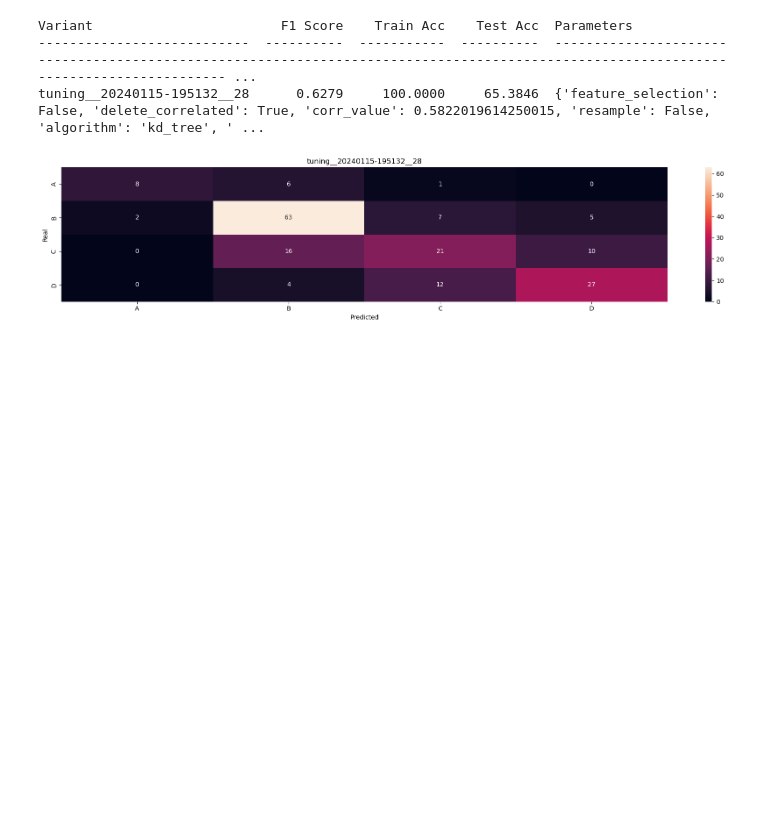
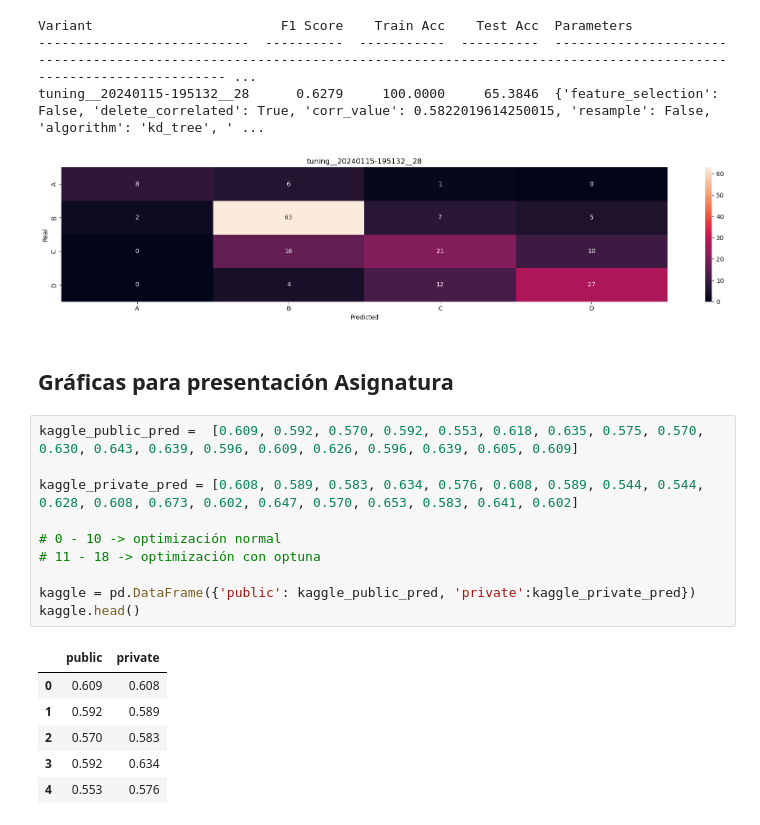
Before and after one commit to DomingoLopez/ClubFansIris, a Jupyter notebook: KNN/knn.ipynb, the cells around one changed output. Cells and saved outputs as stored; diff of their text form; blank space fills up the shorter version.

```diff
--- a/KNN/knn.ipynb
+++ b/KNN/knn.ipynb
@@ -1539,3 +1539,22 @@ Variant                        F1 Score    Train Acc    Test Acc  Parameters
 ---------------------------  ----------  -----------  ----------  -------------------------------------------------------------------------------------------------------------------------------------- ...
 tuning__20240115-195132__28      0.6279     100.0000     65.3846  {'feature_selection': False, 'delete_correlated': True, 'corr_value': 0.5822019614250015, 'resample': False, 'algorithm': 'kd_tree', ' ...
 [figure]
+# %% [markdown]
+## Gráficas para presentación Asignatura
+# %%
+kaggle_public_pred =  [0.609, 0.592, 0.570, 0.592, 0.553, 0.618, 0.635, 0.575, 0.570, 0.630, 0.643, 0.639, 0.596, 0.609, 0.626, 0.596, 0.639, 0.605, 0.609]
+
+kaggle_private_pred = [0.608, 0.589, 0.583, 0.634, 0.576, 0.608, 0.589, 0.544, 0.544, 0.628, 0.608, 0.673, 0.602, 0.647, 0.570, 0.653, 0.583, 0.641, 0.602]
+
+# 0 - 10 -> optimización normal
+# 11 - 18 -> optimización con optuna
+
+kaggle = pd.DataFrame({'public': kaggle_public_pred, 'private':kaggle_private_pred})
+kaggle.head()
+# %% [output]
+|  | public | private |
+| 0 | 0.609 | 0.608 |
+| 1 | 0.592 | 0.589 |
+| 2 | 0.570 | 0.583 |
+| 3 | 0.592 | 0.634 |
+| 4 | 0.553 | 0.576 |
```
Also changed, not shown: parts of 3 cells of this notebook, 1 other file.
